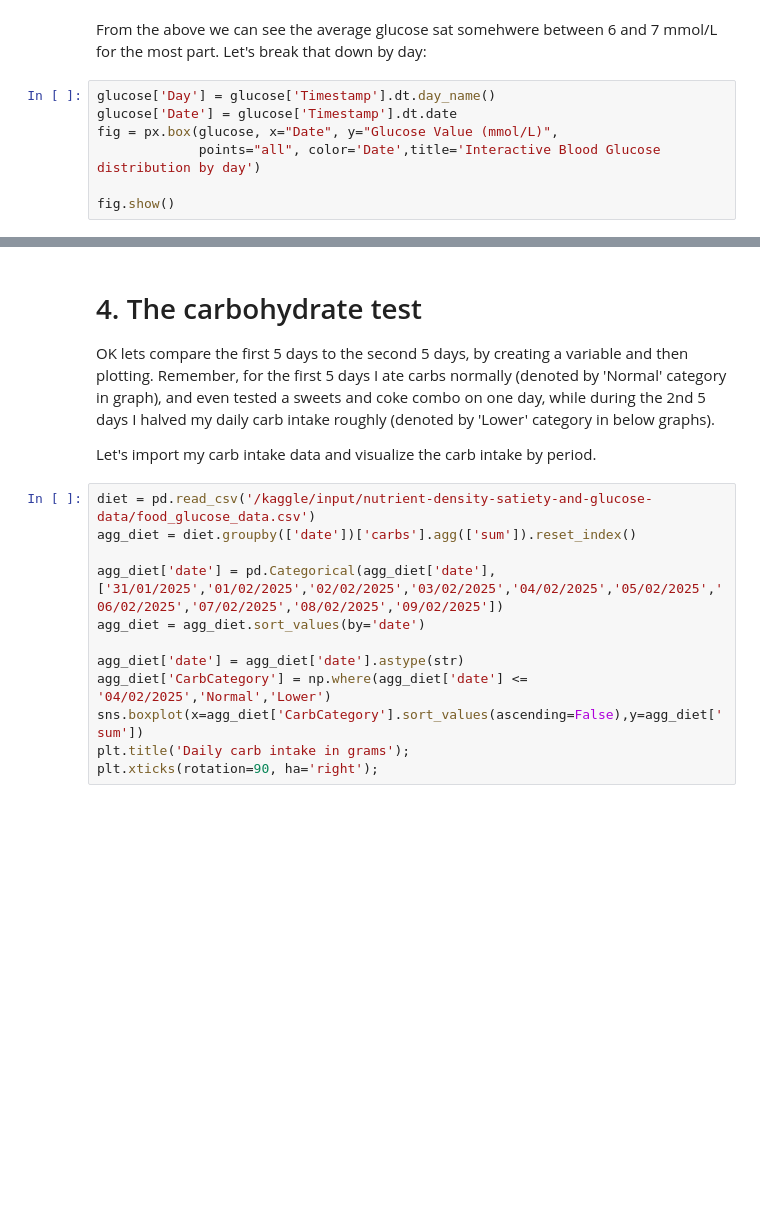
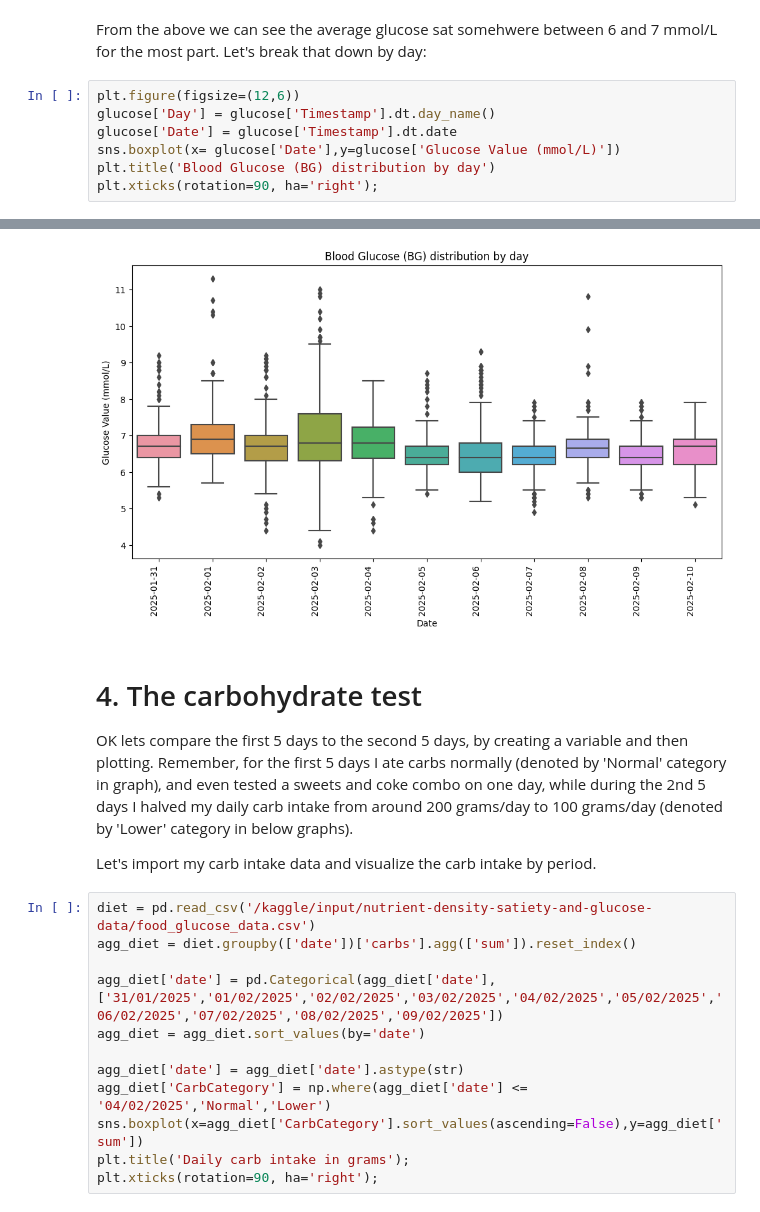
Before and after one commit to Usul1980/Dexcom-G7-analysis, a Jupyter notebook: dexcom-g7-cgm-vs-carbs-vs-exercise.ipynb, the cells around one changed output, grey strips where cells are left out. Cells and saved outputs as stored; diff of their text form; blank space fills up the shorter version.

Commit message:
Kaggle Notebook | Dexcom G7 cgm vs carbs vs exercise | Version 3

```diff
--- a/dexcom-g7-cgm-vs-carbs-vs-exercise.ipynb
+++ b/dexcom-g7-cgm-vs-carbs-vs-exercise.ipynb
@@ -90,10 +90,10 @@ sns.despine(ax=ax_box, left=True)
 # %% [markdown]
 From the above we can see the average glucose sat somehwere between 6 and 7 mmol/L for the most part. Let's break that down by day:
 # %%
+plt.figure(figsize=(12,6))
 glucose['Day'] = glucose['Timestamp'].dt.day_name()
 glucose['Date'] = glucose['Timestamp'].dt.date
-fig = px.box(glucose, x="Date", y="Glucose Value (mmol/L)",
-             points="all", color='Date',title='Interactive Blood Glucose distribution by day')
-
-fig.show()
+sns.boxplot(x= glucose['Date'],y=glucose['Glucose Value (mmol/L)'])
+plt.title('Blood Glucose (BG) distribution by day')
+plt.xticks(rotation=90, ha='right');
 # %% [output]
@@ -101,7 +100,8 @@ fig.show()
+[figure, added]
 # %% [markdown]
 # 4. The carbohydrate test <a class="anchor"  id="carb"></a>
 
-OK lets compare the first 5 days to the second 5 days, by creating a variable and then plotting. Remember, for the first 5 days I ate carbs normally (denoted by 'Normal' category in graph), and even tested a sweets and coke combo on one day, while during the 2nd 5 days I halved my daily carb intake roughly (denoted by 'Lower' category in below graphs).
+OK lets compare the first 5 days to the second 5 days, by creating a variable and then plotting. Remember, for the first 5 days I ate carbs normally (denoted by 'Normal' category in graph), and even tested a sweets and coke combo on one day, while during the 2nd 5 days I halved my daily carb intake from around 200 grams/day to 100 grams/day (denoted by 'Lower' category in below graphs).
 
 Let's import my carb intake data and visualize the carb intake by period.
 # %%
```
Also changed, not shown: parts of 6 cells of this notebook.
